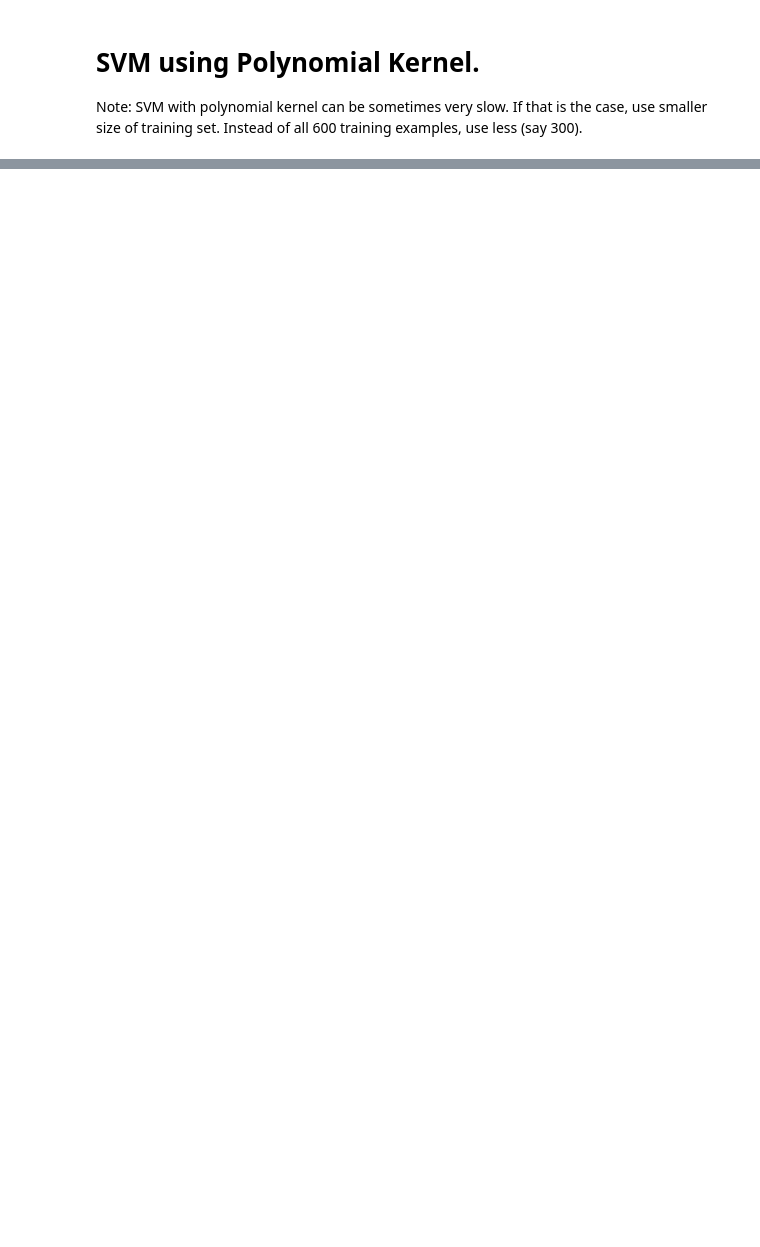
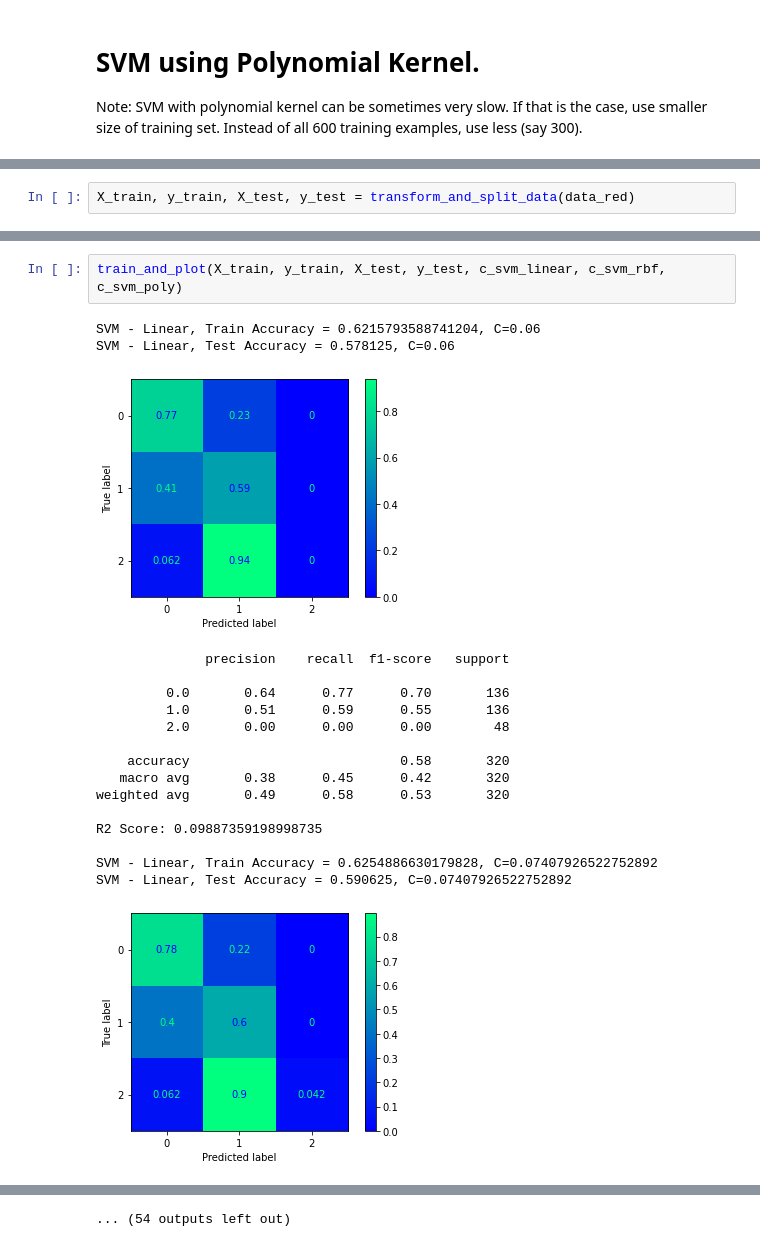
Before and after one commit to RoyLeviGit/ML_Final, a Jupyter notebook: Support Vector Machines.ipynb, the cells around one changed output, grey strips where cells are left out. Saved outputs shown, nothing was run; the diff lists cells and outputs as text; blank space fills up the shorter version.

```diff
--- a/Support Vector Machines.ipynb
+++ b/Support Vector Machines.ipynb
@@ -292,0 +344,2 @@ Change the value of parameter C and see the difference in the results.
+# %%
+X_train, y_train, X_test, y_test = transform_and_split_data(data_red)
@@ -292,0 +364,21 @@ Change the value of parameter C and see the difference in the results.
+# %%
+train_and_plot(X_train, y_train, X_test, y_test, c_svm_linear, c_svm_rbf, c_svm_poly)
+# %% [output]
+SVM - Linear, Train Accuracy = 0.6215793588741204, C=0.06
+SVM - Linear, Test Accuracy = 0.578125, C=0.06
+[figure, added]
+              precision    recall  f1-score   support
+
+         0.0       0.64      0.77      0.70       136
+         1.0       0.51      0.59      0.55       136
+         2.0       0.00      0.00      0.00        48
+
+    accuracy                           0.58       320
+   macro avg       0.38      0.45      0.42       320
+weighted avg       0.49      0.58      0.53       320
+
+R2 Score: 0.09887359198998735
+
+SVM - Linear, Train Accuracy = 0.6254886630179828, C=0.07407926522752892
+SVM - Linear, Test Accuracy = 0.590625, C=0.07407926522752892
+[figure, added]
@@ -292,0 +445 @@ Change the value of parameter C and see the difference in the results.
+... (54 outputs left out)
```
Also changed, not shown: parts of 42 cells of this notebook.
